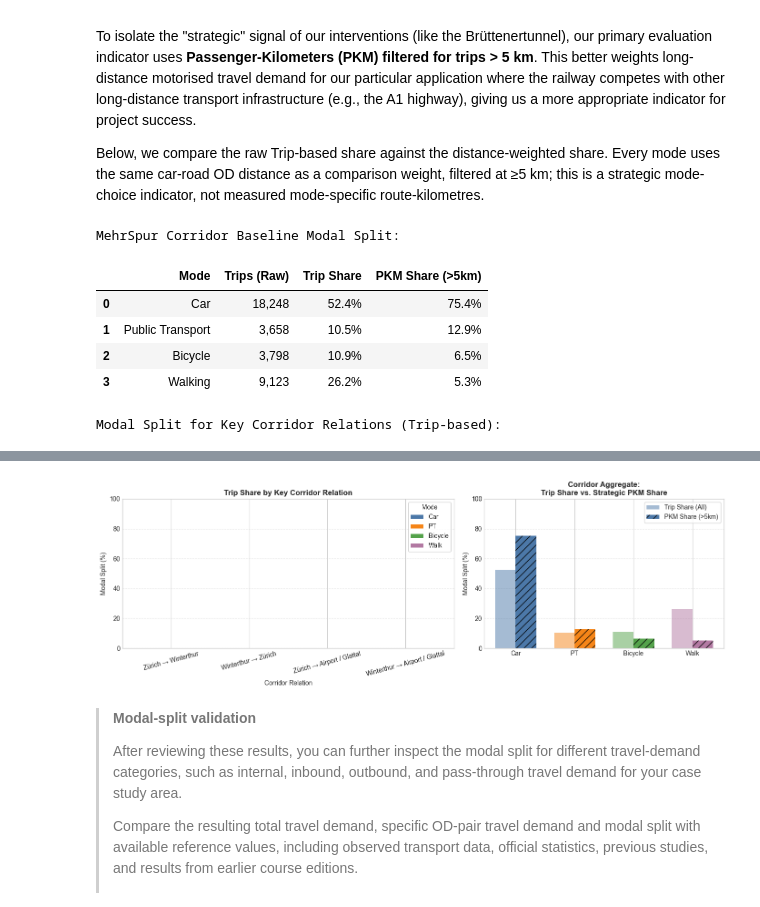
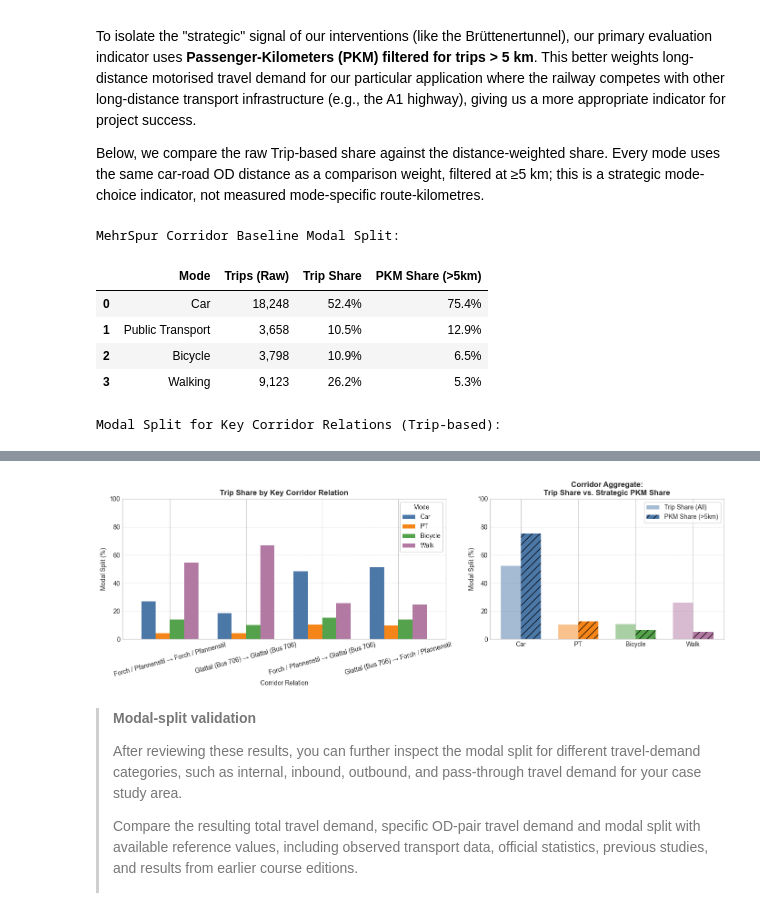
Before and after one commit to tillaethz/IP-HS26-MehrSpur-CaseStudy-Group, a Jupyter notebook: notebooks/02_system_modeling.ipynb, the cells around one changed output, grey strips where cells are left out. Drawn from its saved outputs; the diff is of its cells as text; code cells hidden in the pictures.

```diff
--- a/notebooks/02_system_modeling.ipynb
+++ b/notebooks/02_system_modeling.ipynb
@@ -603,11 +606,12 @@ display(corridor_split.style.format({
 
 # 2. Modal split for key corridor relations (Raw Trips)
 key_pairs = [
-    ("Zürich", "Winterthur"),
-    ("Winterthur", "Zürich"),
-    ("Zürich", "Airport / Glattal"),
-    ("Winterthur", "Airport / Glattal"),
+    ("Forch / Pfannenstil", "Forch / Pfannenstil"),
+    ("Glattal (Bus 706)", "Glattal (Bus 706)"),
+    ("Forch / Pfannenstil", "Glattal (Bus 706)"),
+    ("Glattal (Bus 706)", "Forch / Pfannenstil"),
 ]
+
 od_split = tmi.corridor_od_summary(ctx, res_stage0, key_pairs, macro_regions=p.CORRIDOR_REGIONS)
 print("\nModal Split for Key Corridor Relations (Trip-based):")
 display(od_split.style.format({
@@ -674,4 +678,4 @@ Modal Split for Key Corridor Relations (Trip-based):
-[figure, old version]
+[figure, new version]
 # %% [markdown]
 > **Modal-split validation**
 >
```
Also changed, not shown: parts of 13 cells of this notebook.
